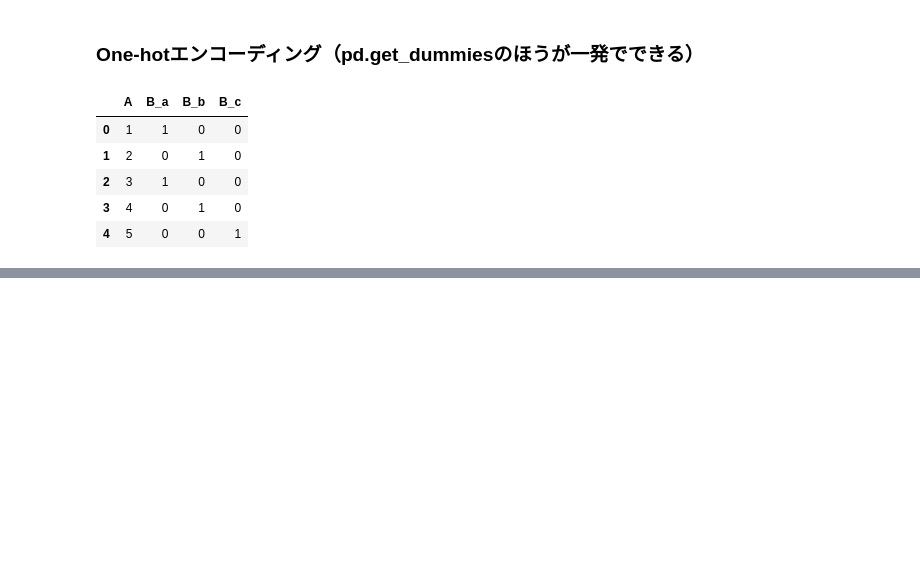
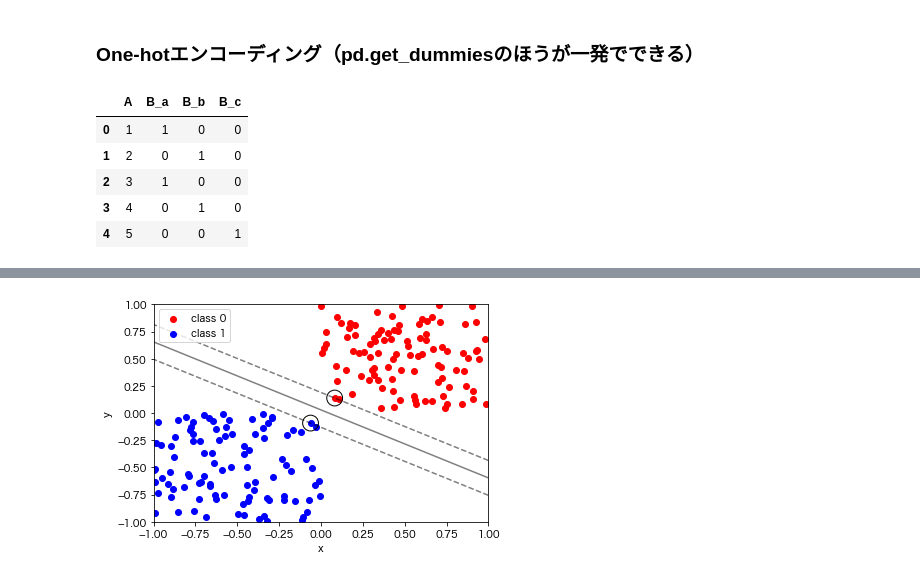
Before and after one commit to gr39my/python_basic, a Jupyter notebook: scikit-learn.ipynb, the cells around one changed output, grey strips where cells are left out. Cells and saved outputs as stored; diff of their text form; code cells hidden in the pictures; blank space fills up the shorter version.

```diff
--- a/scikit-learn.ipynb
+++ b/scikit-learn.ipynb
@@ -177,0 +330,34 @@ pd.get_dummies(df)
+# %%
+from sklearn.svm import SVC
+# 学習、および決定境界、マージン、サポートベクタを可視化する関数
+def plot_boundary_margin_sv(X0,y0,X1,y1,kernel,C,xmin=-1,xmax=1,ymin=-1,ymax=1):
+    # サポートベクタマシンのインスタンス化
+    svc = SVC(kernel=kernel, C=C)
+    # 学習
+    svc.fit(np.vstack((X0,X1)),np.hstack((y0,y1)))
+
+    fig,ax = plt.subplots()
+    ax.scatter(X0[:,0],X0[:,1], color='r',label='class 0')
+    ax.scatter(X1[:,0],X1[:,1], color='b',label='class 1')
+
+    # 決定境界とマージンをプロット
+    xx, yy = np.meshgrid(np.linspace(xmin, xmax, 100), np.linspace(ymin, ymax, 100)) # np.linespace()は等差数列 np.meshgrid(x,y)で格子状の配列を返す
+    xy = np.vstack([xx.ravel(), yy.ravel()]).T # np.ravel(a)とa.ravel()は同じことができる。多次元配列を１次元配列に変換する。np.flatten(a)でもできるが、こちらは新しい配列を生成しているため、元の配列をいじっても影響されないが、動作が重たい
+
+    p = svc.decision_function(xy).reshape((100,100))
+    ax.contour(xx,yy,p,colors='k',levels=[-1,0,1],alpha=0.5,linestyles=['--','-','--'])
+
+    # サポートベクタをプロット
+    ax.scatter(svc.support_vectors_[:,0],
+               svc.support_vectors_[:,1],
+               s=250,facecolors='none',
+               edgecolors='black')
+
+    ax.set_xlabel('x')
+    ax.set_ylabel('y')
+    ax.legend(loc='best')
+    plt.show()
+# %%
+plot_boundary_margin_sv(X0,y0,X1,y1,kernel='linear',C=1e6)
+# %% [output]
+[figure, added]
```
Also changed, not shown: parts of 32 cells of this notebook, 1 other file.
